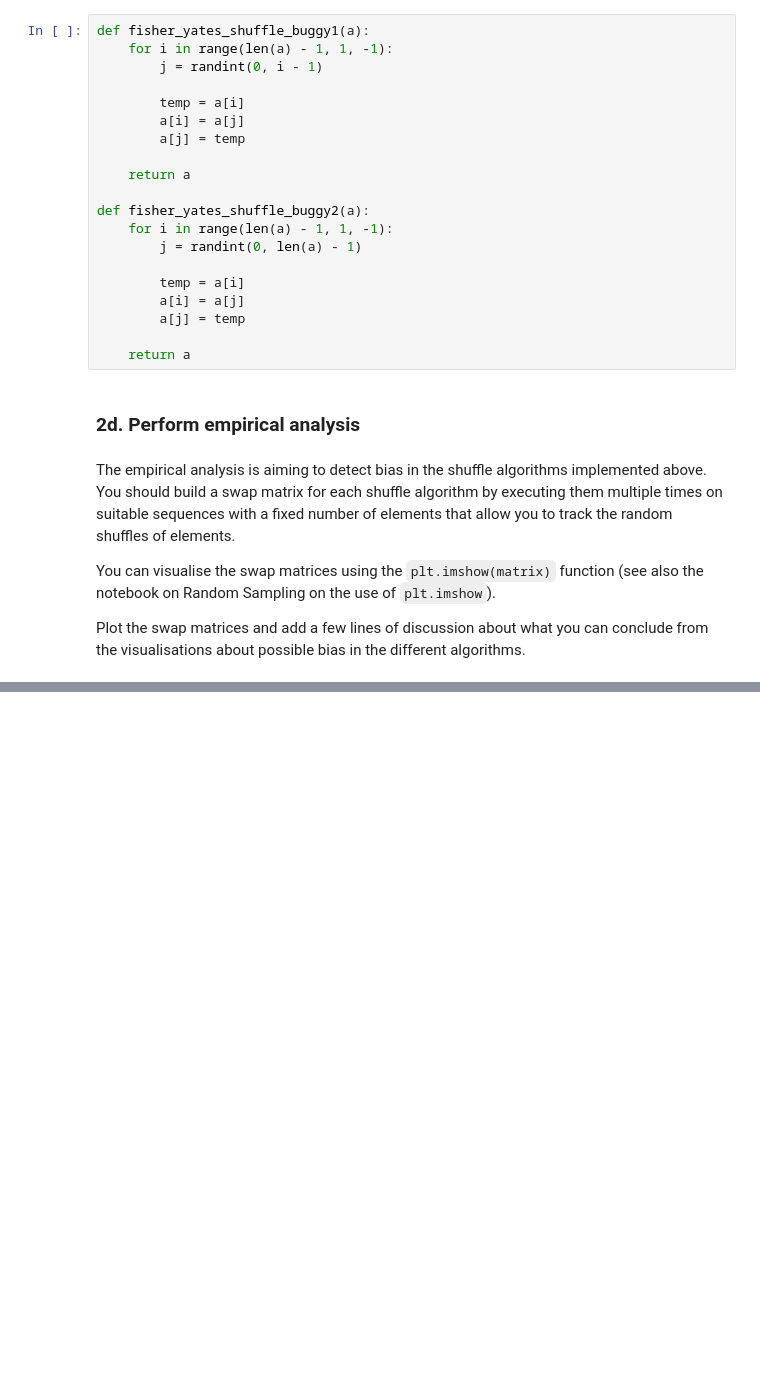
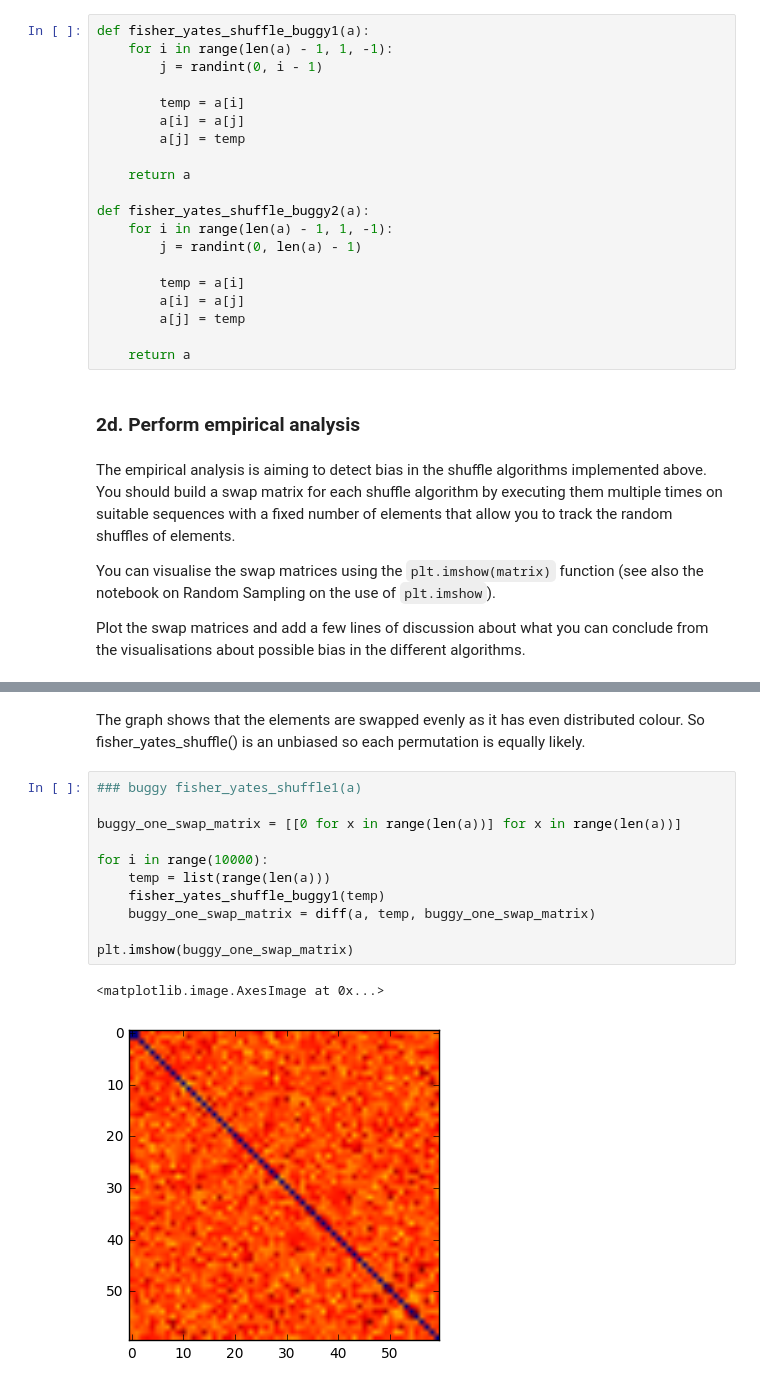
Before and after one commit to 94929/software-engineering-algorithms, a Jupyter notebook: src/B/2_shuffling.ipynb, the cells around one changed output, grey strips where cells are left out. Saved outputs shown, nothing was run; the diff lists cells and outputs as text; blank space fills up the shorter version.

```diff
--- a/src/B/2_shuffling.ipynb
+++ b/src/B/2_shuffling.ipynb
@@ -88,0 +130,16 @@ Plot the swap matrices and add a few lines of discussion about what you can conc
+# %% [markdown]
+The graph shows that the elements are swapped evenly as it has even distributed colour. So fisher_yates_shuffle() is an unbiased so each permutation is equally likely.
+# %%
+### buggy fisher_yates_shuffle1(a)
+
+buggy_one_swap_matrix = [[0 for x in range(len(a))] for x in range(len(a))]
+
+for i in range(10000):
+    temp = list(range(len(a)))
+    fisher_yates_shuffle_buggy1(temp)
+    buggy_one_swap_matrix = diff(a, temp, buggy_one_swap_matrix)
+
+plt.imshow(buggy_one_swap_matrix)
+# %% [output]
+<matplotlib.image.AxesImage at 0x...>
+[figure, added]
```
Also changed, not shown: parts of 9 cells of this notebook.
